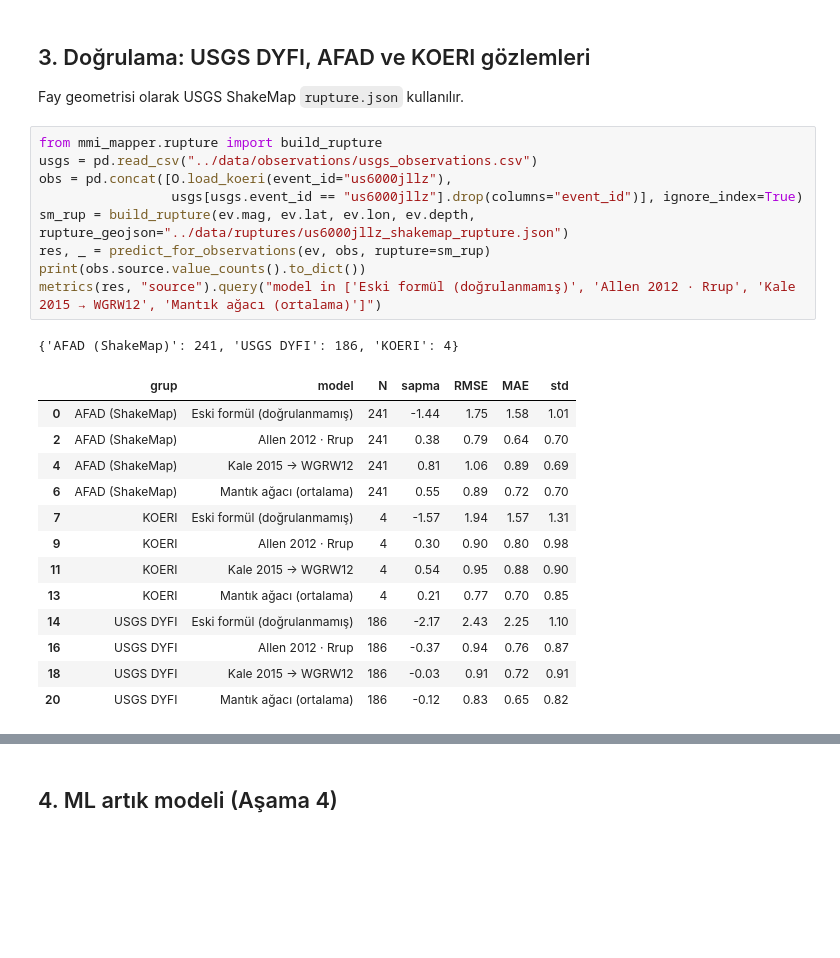
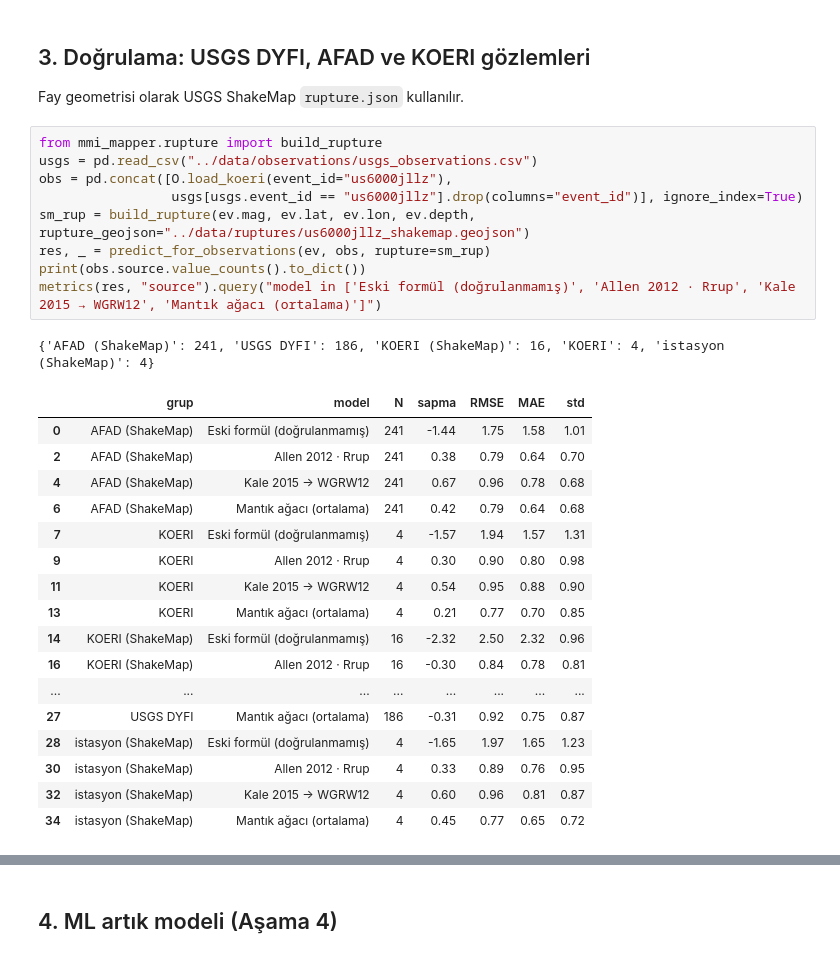
Before and after one commit to Memreu/deprem-mesafe-etki-analizi, a Jupyter notebook: notebooks/kahramanmaras_demo.ipynb, the cells around one changed output, grey strips where cells are left out. Saved outputs shown, nothing was run; the diff lists cells and outputs as text; blank space fills up the shorter version.

```diff
--- a/notebooks/kahramanmaras_demo.ipynb
+++ b/notebooks/kahramanmaras_demo.ipynb
@@ -70,27 +70,31 @@ Fay geometrisi olarak USGS ShakeMap `rupture.json` kullanılır.
 # %%
 from mmi_mapper.rupture import build_rupture
 usgs = pd.read_csv("../data/observations/usgs_observations.csv")
 obs = pd.concat([O.load_koeri(event_id="us6000jllz"),
                  usgs[usgs.event_id == "us6000jllz"].drop(columns="event_id")], ignore_index=True)
-sm_rup = build_rupture(ev.mag, ev.lat, ev.lon, ev.depth, rupture_geojson="../data/ruptures/us6000jllz_shakemap_rupture.json")
+sm_rup = build_rupture(ev.mag, ev.lat, ev.lon, ev.depth, rupture_geojson="../data/ruptures/us6000jllz_shakemap.geojson")
 res, _ = predict_for_observations(ev, obs, rupture=sm_rup)
 print(obs.source.value_counts().to_dict())
 metrics(res, "source").query("model in ['Eski formül (doğrulanmamış)', 'Allen 2012 · Rrup', 'Kale 2015 → WGRW12', 'Mantık ağacı (ortalama)']")
 # %% [output]
-{'AFAD (ShakeMap)': 241, 'USGS DYFI': 186, 'KOERI': 4}
+{'AFAD (ShakeMap)': 241, 'USGS DYFI': 186, 'KOERI (ShakeMap)': 16, 'KOERI': 4, 'istasyon (ShakeMap)': 4}
 |  | grup | model | N | sapma | RMSE | MAE | std |
 | 0 | AFAD (ShakeMap) | Eski formül (doğrulanmamış) | 241 | -1.44 | 1.75 | 1.58 | 1.01 |
 | 2 | AFAD (ShakeMap) | Allen 2012 · Rrup | 241 | 0.38 | 0.79 | 0.64 | 0.70 |
-| 4 | AFAD (ShakeMap) | Kale 2015 → WGRW12 | 241 | 0.81 | 1.06 | 0.89 | 0.69 |
-| 6 | AFAD (ShakeMap) | Mantık ağacı (ortalama) | 241 | 0.55 | 0.89 | 0.72 | 0.70 |
+| 4 | AFAD (ShakeMap) | Kale 2015 → WGRW12 | 241 | 0.67 | 0.96 | 0.78 | 0.68 |
+| 6 | AFAD (ShakeMap) | Mantık ağacı (ortalama) | 241 | 0.42 | 0.79 | 0.64 | 0.68 |
 | 7 | KOERI | Eski formül (doğrulanmamış) | 4 | -1.57 | 1.94 | 1.57 | 1.31 |
 | 9 | KOERI | Allen 2012 · Rrup | 4 | 0.30 | 0.90 | 0.80 | 0.98 |
 | 11 | KOERI | Kale 2015 → WGRW12 | 4 | 0.54 | 0.95 | 0.88 | 0.90 |
 | 13 | KOERI | Mantık ağacı (ortalama) | 4 | 0.21 | 0.77 | 0.70 | 0.85 |
-| 14 | USGS DYFI | Eski formül (doğrulanmamış) | 186 | -2.17 | 2.43 | 2.25 | 1.10 |
-| 16 | USGS DYFI | Allen 2012 · Rrup | 186 | -0.37 | 0.94 | 0.76 | 0.87 |
-| 18 | USGS DYFI | Kale 2015 → WGRW12 | 186 | -0.03 | 0.91 | 0.72 | 0.91 |
-| 20 | USGS DYFI | Mantık ağacı (ortalama) | 186 | -0.12 | 0.83 | 0.65 | 0.82 |
+| 14 | KOERI (ShakeMap) | Eski formül (doğrulanmamış) | 16 | -2.32 | 2.50 | 2.32 | 0.96 |
+| 16 | KOERI (ShakeMap) | Allen 2012 · Rrup | 16 | -0.30 | 0.84 | 0.78 | 0.81 |
+| ... | ... | ... | ... | ... | ... | ... | ... |
+| 27 | USGS DYFI | Mantık ağacı (ortalama) | 186 | -0.31 | 0.92 | 0.75 | 0.87 |
+| 28 | istasyon (ShakeMap) | Eski formül (doğrulanmamış) | 4 | -1.65 | 1.97 | 1.65 | 1.23 |
+| 30 | istasyon (ShakeMap) | Allen 2012 · Rrup | 4 | 0.33 | 0.89 | 0.76 | 0.95 |
+| 32 | istasyon (ShakeMap) | Kale 2015 → WGRW12 | 4 | 0.60 | 0.96 | 0.81 | 0.87 |
+| 34 | istasyon (ShakeMap) | Mantık ağacı (ortalama) | 4 | 0.45 | 0.77 | 0.65 | 0.72 |
 # %%
 pd.read_csv("../results/geometry_sensitivity_kahramanmaras.csv")  # nokta kaynak vs. GEM vs. USGS fayı
 # %% [output]
```
Also changed, not shown: parts of 5 cells of this notebook, 53 other files.
